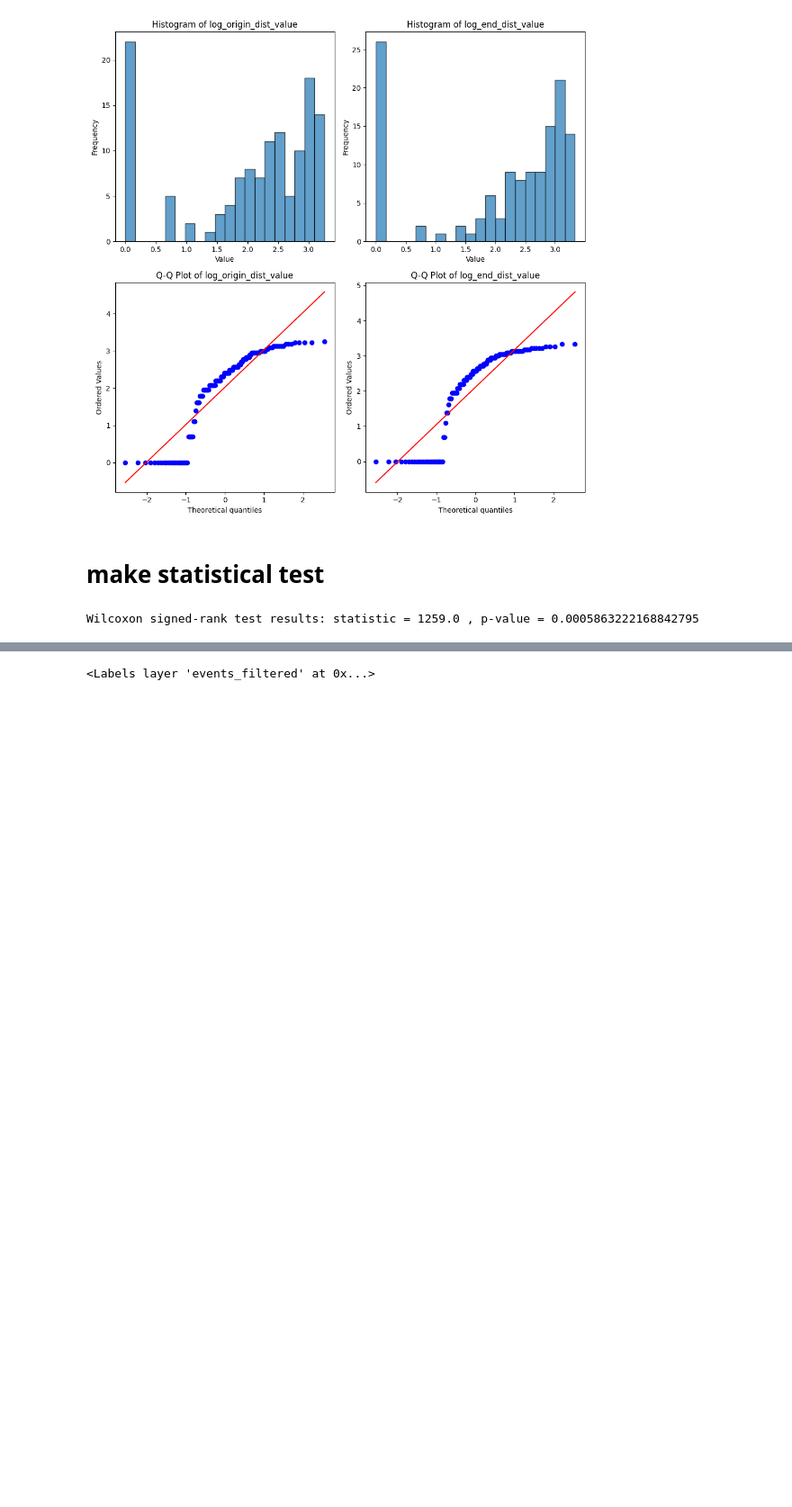
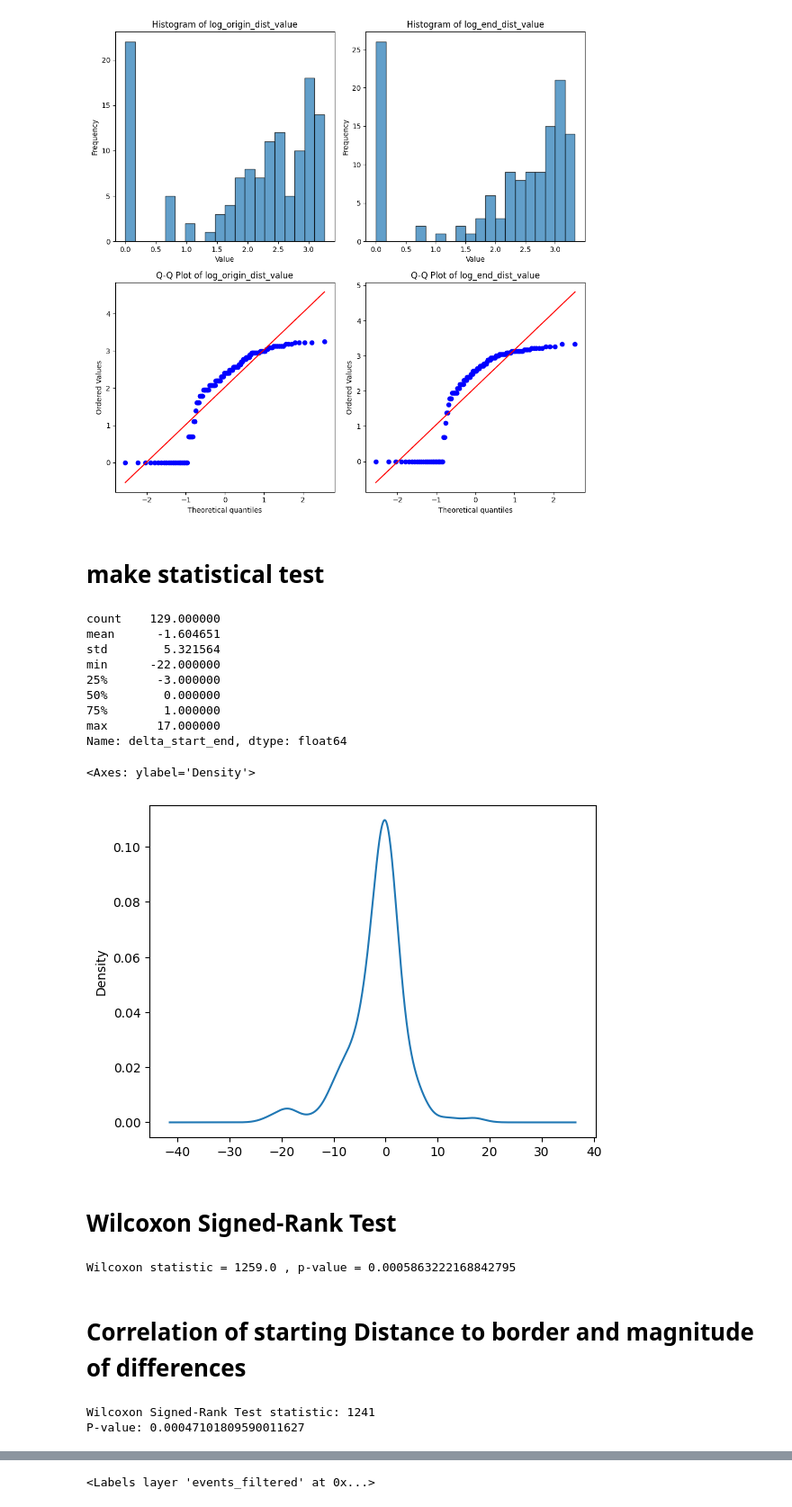
Before and after one commit to leaBroe/arcospx_analysis_quantification_correlation, a Jupyter notebook: arcospx_analysis_nb_finished.ipynb, the cells around one changed output, grey strips where cells are left out. Shown at 90% size. Cells and saved outputs as stored; diff of their text form; code cells hidden in the pictures; blank space fills up the shorter version.

Commit message:
added histograms / plots and statistical test

```diff
--- a/arcospx_analysis_nb_finished.ipynb
+++ b/arcospx_analysis_nb_finished.ipynb
@@ -910,6 +910,29 @@ plt.show()
 [figure]
 # %% [markdown]
 # make statistical test
+# %%
+import seaborn
+
+merged_df_full["delta_start_end"] = merged_df_full["origin_dist_value"] - merged_df_full["end_dist_value"]
+
+print(merged_df_full["delta_start_end"].describe())
+
+# plot density plot
+merged_df_full["delta_start_end"].plot(kind="density")
+# %% [output]
+count    129.000000
+mean      -1.604651
+std        5.321564
+min      -22.000000
+25%       -3.000000
+50%        0.000000
+75%        1.000000
+max       17.000000
+Name: delta_start_end, dtype: float64
+<Axes: ylabel='Density'>
+[figure, added]
+# %% [markdown]
+# Wilcoxon Signed-Rank Test
 # %%
 from scipy.stats import wilcoxon
 
@@ -918,10 +941,44 @@ from scipy.stats import wilcoxon
 # print("Paired t-test results: t-statistic =", t_statistic, ", p-value =", p_value)
 
 # since data is not normally distributed, use Wilcoxon signed-rank test
-w_statistic, p_value = wilcoxon(merged_df_full['origin_dist_value'], merged_df_full['end_dist_value'])
+# w_statistic, p_value = wilcoxon(merged_df_full['origin_dist_value'], merged_df_full['end_dist_value'])
+start_end_differences = merged_df_full['delta_start_end'].to_numpy()
+wilcoxon_test = wilcoxon(start_end_differences)
+w_statistic, p_value = wilcoxon_test
+#print(len(start_end_differences))
 print("Wilcoxon statistic =", w_statistic, ", p-value =", p_value)
-
-# Interpretation:
-# A positive t-statistic (or Wilcoxon statistic) would indicate that the ending points are generally closer to the border, while a negative value would suggest that starting points are closer.
 # %% [output]
-Wilcoxon signed-rank test results: statistic = 1259.0 , p-value = 0.0005863222168842795
+Wilcoxon statistic = 1259.0 , p-value = 0.0005863222168842795
+# %% [markdown]
+# Correlation of starting Distance to border and magnitude of differences
+# %%
+import numpy as np
+from scipy.stats import norm
+
+differences = merged_df_full['delta_start_end'].to_numpy()
+
+non_zero_differences = np.array([d for d in differences if d != 0])
+ranks = np.argsort(np.argsort(np.abs(non_zero_differences))) + 1
+
+# Assign signs to ranks
+signed_ranks = ranks * np.sign(non_zero_differences)
+
+# Calculate sum of positive and negative ranks
+W_pos = np.sum(signed_ranks[signed_ranks > 0])
+W_neg = np.abs(np.sum(signed_ranks[signed_ranks < 0]))
+
+# Test statistic is the smaller of W_pos and W_neg
+W = min(W_pos, W_neg)
+
+# For large samples, approximate the p-value using a normal distribution
+n = len(non_zero_differences)
+mean_W = n * (n + 1) / 4
+std_W = np.sqrt(n * (n + 1) * (2 * n + 1) / 24)
+z = (W - mean_W) / std_W
+p_value = 2 * norm.cdf(z)
+
+print("Wilcoxon Signed-Rank Test statistic:", W)
+print("P-value:", p_value)
+# %% [output]
+Wilcoxon Signed-Rank Test statistic: 1241
+P-value: 0.00047101809590011627
```
Also changed, not shown: parts of 6 cells of this notebook.
